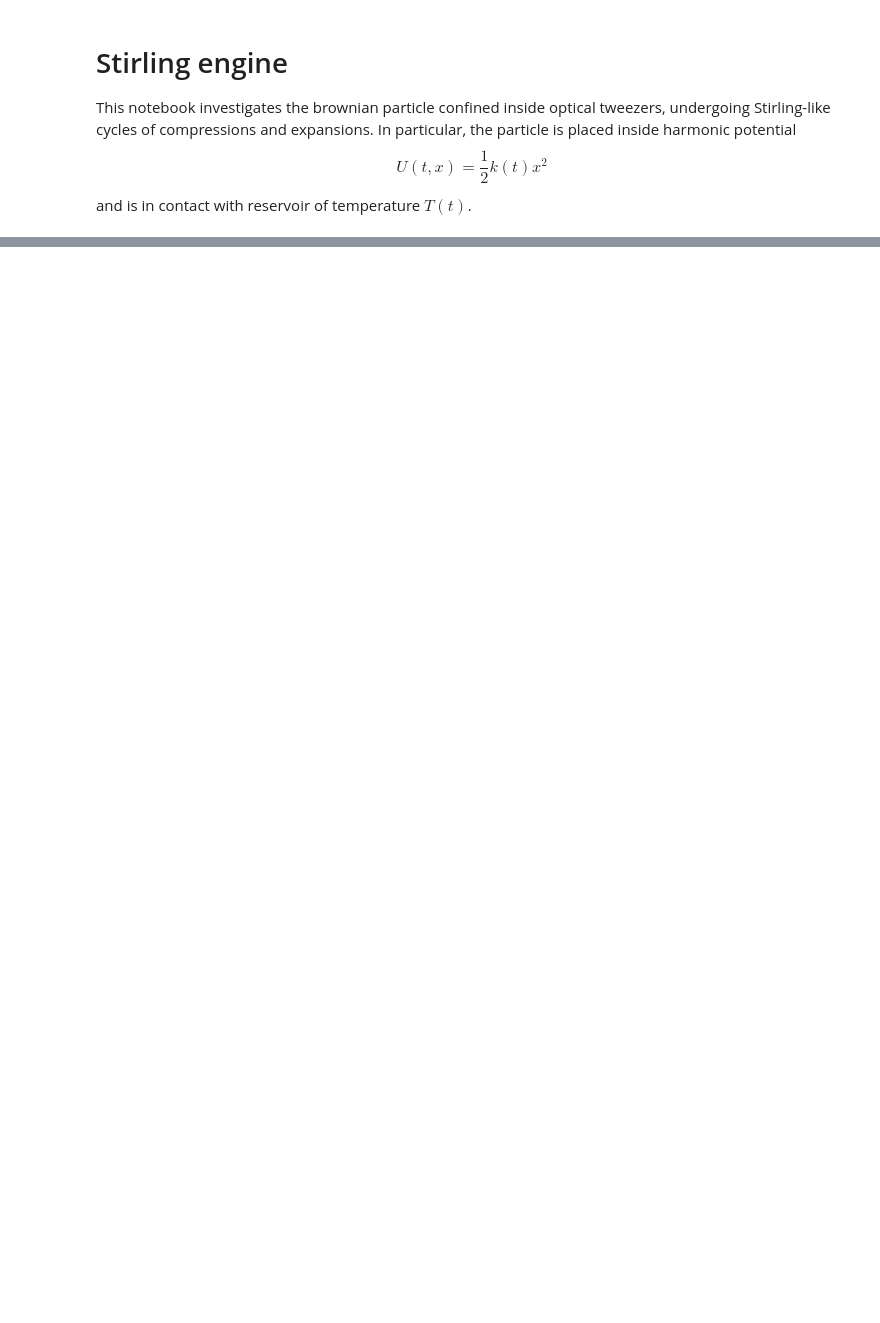
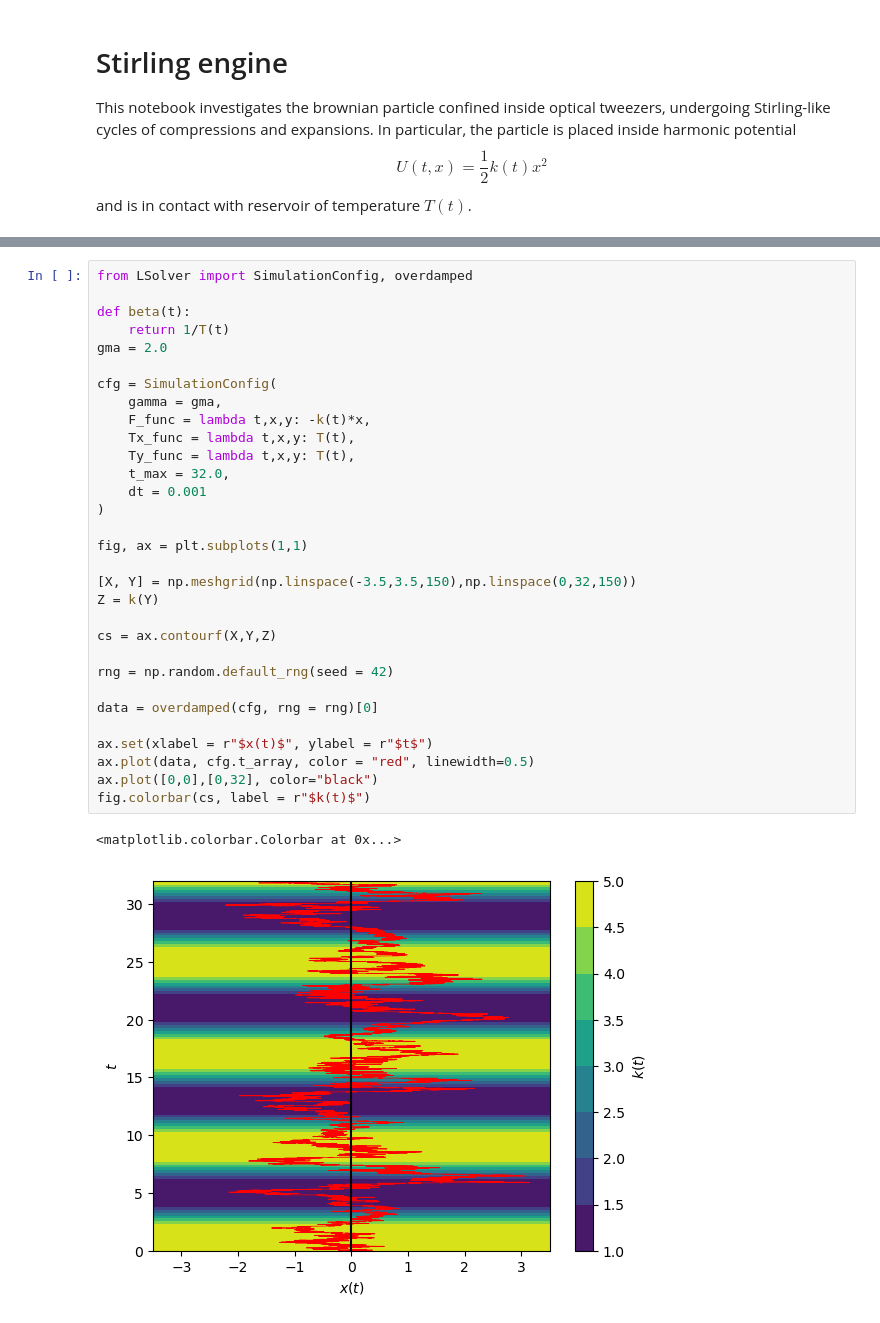
Before and after one commit to Ben-Janda/Molecular-Motor, a Jupyter notebook: 03_Stirling-engine.ipynb, the cells around one changed output, grey strips where cells are left out. Drawn from its saved outputs; the diff is of its cells as text; blank space fills up the shorter version.

Commit message:
Renamed solver from underdamped to overdamped (terminological fix)

```diff
--- a/03_Stirling-engine.ipynb
+++ b/03_Stirling-engine.ipynb
@@ -35,3 +61,37 @@ plt.plot(t,res2)
 # %% [output]
 [<matplotlib.lines.Line2D at 0x...>]
 [figure]
+# %%
+from LSolver import SimulationConfig, overdamped
+
+def beta(t):
+    return 1/T(t)
+gma = 2.0
+
+cfg = SimulationConfig(
+    gamma = gma,
+    F_func = lambda t,x,y: -k(t)*x,
+    Tx_func = lambda t,x,y: T(t),
+    Ty_func = lambda t,x,y: T(t),
+    t_max = 32.0,
+    dt = 0.001
+)
+
+fig, ax = plt.subplots(1,1)
+
+[X, Y] = np.meshgrid(np.linspace(-3.5,3.5,150),np.linspace(0,32,150))
+Z = k(Y)
+
+cs = ax.contourf(X,Y,Z)
+
+rng = np.random.default_rng(seed = 42)
+
+data = overdamped(cfg, rng = rng)[0]
+
+ax.set(xlabel = r"$x(t)$", ylabel = r"$t$")
+ax.plot(data, cfg.t_array, color = "red", linewidth=0.5)
+ax.plot([0,0],[0,32], color="black")
+fig.colorbar(cs, label = r"$k(t)$")
+# %% [output]
+<matplotlib.colorbar.Colorbar at 0x...>
+[figure, added]
```
Also changed, not shown: parts of 2 cells of this notebook, 4 other files.
